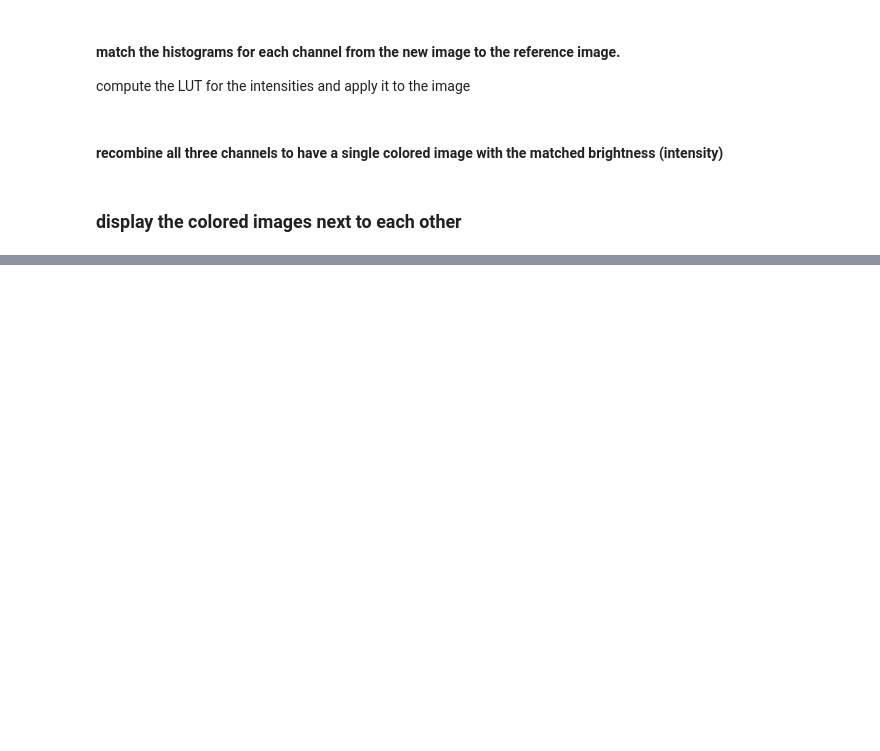
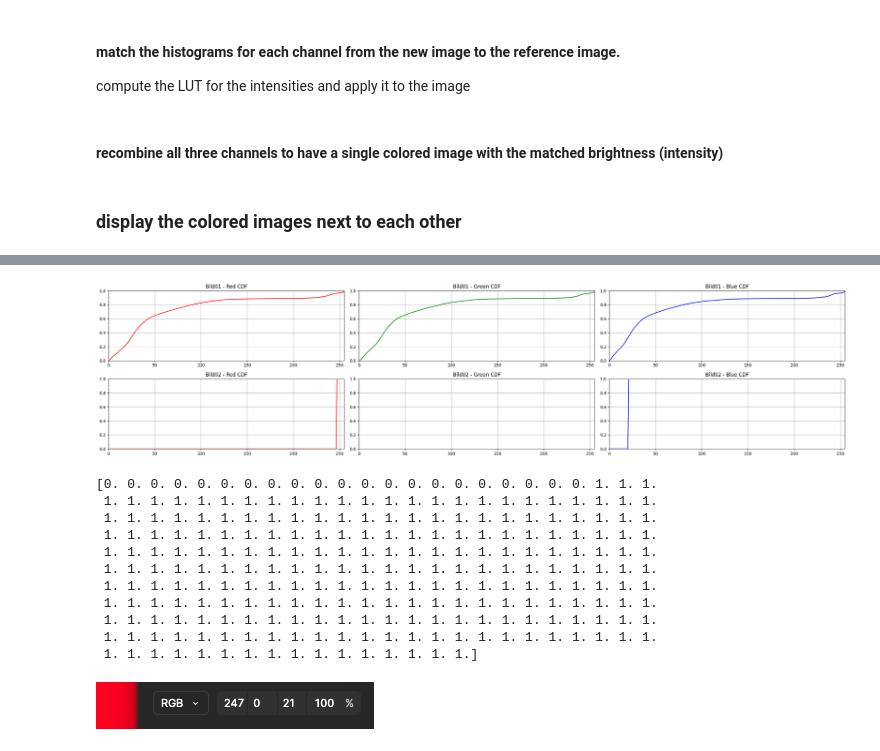
Before and after one commit to AhmedZ41/2DCV-Tasks, a Jupyter notebook: 2.Aufgabe/Aufgabe2.ipynb, the cells around one changed output, grey strips where cells are left out. Cells and saved outputs as stored; diff of their text form; code cells hidden in the pictures; blank space fills up the shorter version.

```diff
--- a/2.Aufgabe/Aufgabe2.ipynb
+++ b/2.Aufgabe/Aufgabe2.ipynb
@@ -275,0 +275,46 @@ plt.show()
+# %%
+import matplotlib.pyplot as plt
+
+# First row: Bild01
+fig, axes = plt.subplots(2, 3, figsize=(25, 6))
+
+# Titles for the columns
+channel_names = ['Red', 'Green', 'Blue']
+colors = ['red', 'green', 'blue']
+
+# Row 1 — Bild01
+for i, (cdf, color, name) in enumerate(zip([cdf_r1, cdf_g1, cdf_b1], colors, channel_names)):
+    axes[0, i].plot(cdf, color=color)
+    axes[0, i].set_title(f"Bild01 - {name} CDF")
+    axes[0, i].set_xlim(0, 255)
+    axes[0, i].set_ylim(0, 1)
+    axes[0, i].grid(True)
+
+# Row 2 — Bild02
+for i, (cdf, color, name) in enumerate(zip([cdf_r2, cdf_g2, cdf_b2], colors, channel_names)):
+    axes[1, i].plot(cdf, color=color)
+    axes[1, i].set_title(f"Bild02 - {name} CDF")
+    axes[1, i].set_xlim(0, 255)
+    axes[1, i].set_ylim(0, 1)
+    axes[1, i].grid(True)
+
+plt.tight_layout()
+plt.show()
+
+
+print(cdf_b2)
+# %% [output]
+[figure, added]
+[0. 0. 0. 0. 0. 0. 0. 0. 0. 0. 0. 0. 0. 0. 0. 0. 0. 0. 0. 0. 0. 1. 1. 1.
+ 1. 1. 1. 1. 1. 1. 1. 1. 1. 1. 1. 1. 1. 1. 1. 1. 1. 1. 1. 1. 1. 1. 1. 1.
+ 1. 1. 1. 1. 1. 1. 1. 1. 1. 1. 1. 1. 1. 1. 1. 1. 1. 1. 1. 1. 1. 1. 1. 1.
+ 1. 1. 1. 1. 1. 1. 1. 1. 1. 1. 1. 1. 1. 1. 1. 1. 1. 1. 1. 1. 1. 1. 1. 1.
+ 1. 1. 1. 1. 1. 1. 1. 1. 1. 1. 1. 1. 1. 1. 1. 1. 1. 1. 1. 1. 1. 1. 1. 1.
+ 1. 1. 1. 1. 1. 1. 1. 1. 1. 1. 1. 1. 1. 1. 1. 1. 1. 1. 1. 1. 1. 1. 1. 1.
+ 1. 1. 1. 1. 1. 1. 1. 1. 1. 1. 1. 1. 1. 1. 1. 1. 1. 1. 1. 1. 1. 1. 1. 1.
+ 1. 1. 1. 1. 1. 1. 1. 1. 1. 1. 1. 1. 1. 1. 1. 1. 1. 1. 1. 1. 1. 1. 1. 1.
+ 1. 1. 1. 1. 1. 1. 1. 1. 1. 1. 1. 1. 1. 1. 1. 1. 1. 1. 1. 1. 1. 1. 1. 1.
+ 1. 1. 1. 1. 1. 1. 1. 1. 1. 1. 1. 1. 1. 1. 1. 1. 1. 1. 1. 1. 1. 1. 1. 1.
+ 1. 1. 1. 1. 1. 1. 1. 1. 1. 1. 1. 1. 1. 1. 1. 1.]
+# %% [markdown]
+![Screenshot 2025-04-14 at 13.46.24.png](attachment:c287bef3-4b7e-4741-ac22-225f272b3fa8.png)
```
Also changed, not shown: parts of 3 cells of this notebook.
